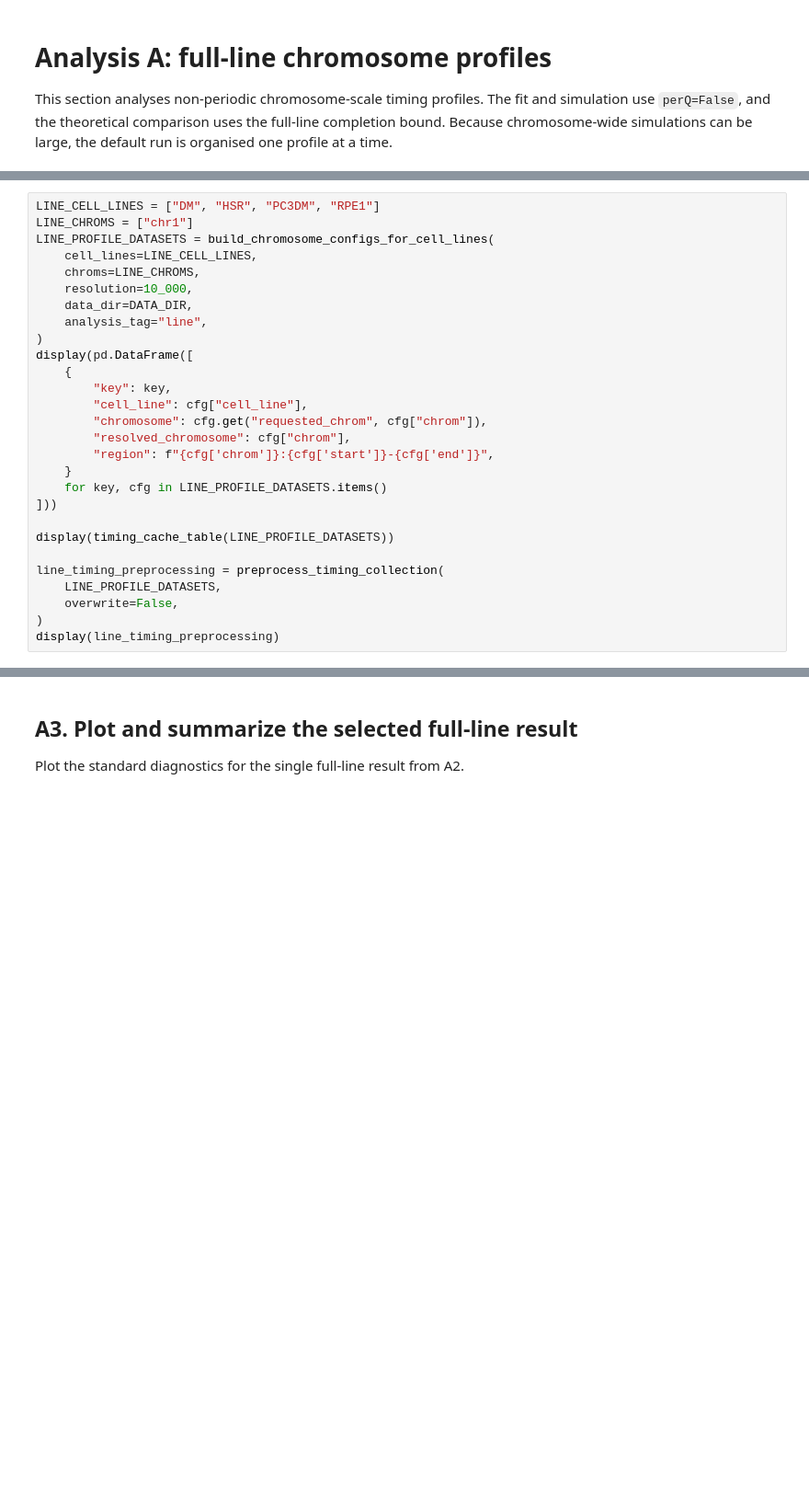
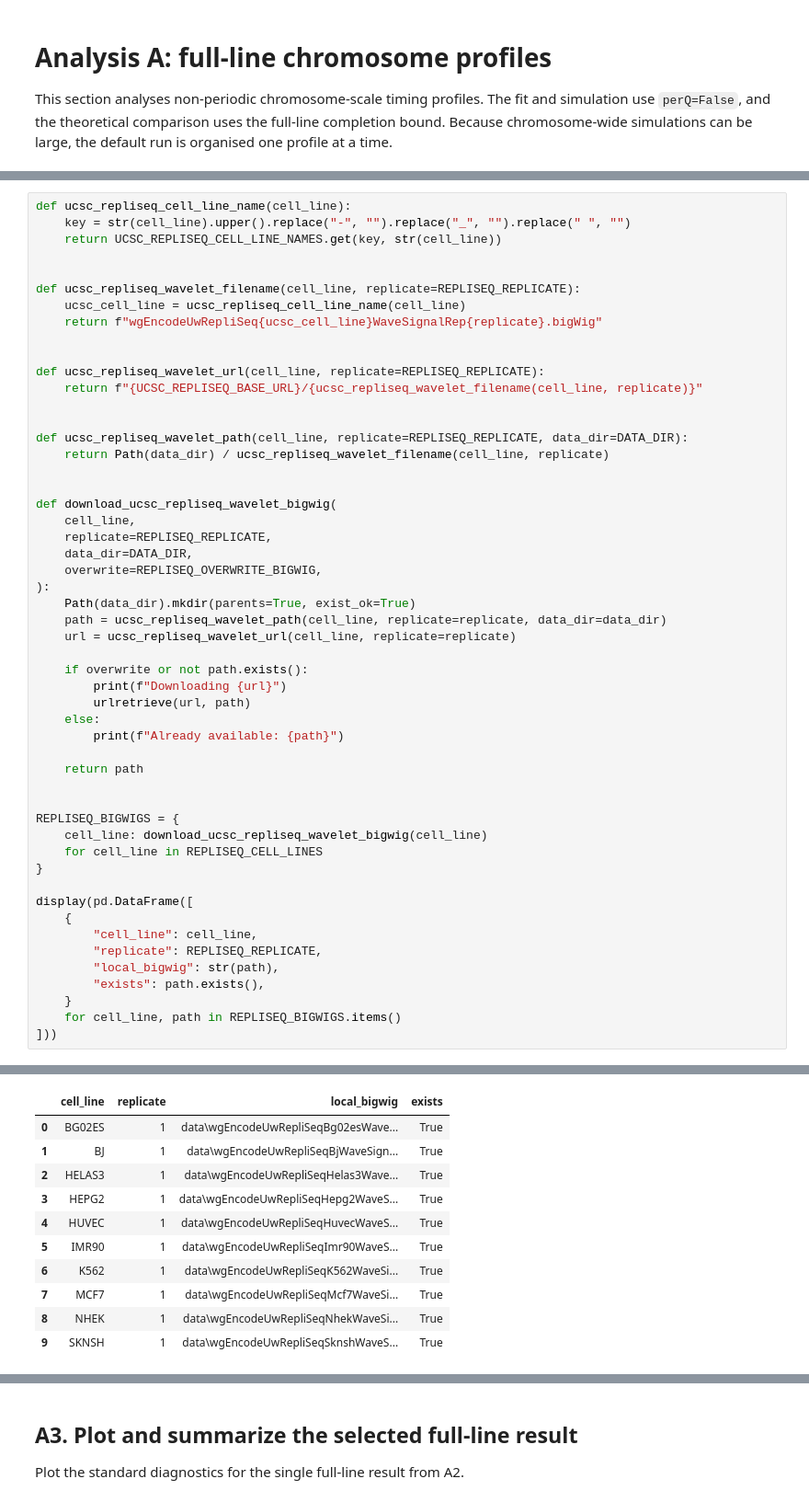
Before and after one commit to fberkemeier/dna-replication-completion, a Jupyter notebook: replication_timing_bounds.ipynb, the cells around one changed output, grey strips where cells are left out. Shown at 92% size. Saved outputs shown, nothing was run; the diff lists cells and outputs as text; blank space fills up the shorter version.

```diff
--- a/replication_timing_bounds.ipynb
+++ b/replication_timing_bounds.ipynb
@@ -46,28 +56,53 @@ Choose the cell lines and chromosomes to include in the full-line analysis, then
 # %%
-LINE_CELL_LINES = ["DM", "HSR", "PC3DM", "RPE1"]
-LINE_CHROMS = ["chr1"]
-LINE_PROFILE_DATASETS = build_chromosome_configs_for_cell_lines(
-    cell_lines=LINE_CELL_LINES,
-    chroms=LINE_CHROMS,
-    resolution=10_000,
+def ucsc_repliseq_cell_line_name(cell_line):
+    key = str(cell_line).upper().replace("-", "").replace("_", "").replace(" ", "")
+    return UCSC_REPLISEQ_CELL_LINE_NAMES.get(key, str(cell_line))
+
+
+def ucsc_repliseq_wavelet_filename(cell_line, replicate=REPLISEQ_REPLICATE):
+    ucsc_cell_line = ucsc_repliseq_cell_line_name(cell_line)
+    return f"wgEncodeUwRepliSeq{ucsc_cell_line}WaveSignalRep{replicate}.bigWig"
+
+
+def ucsc_repliseq_wavelet_url(cell_line, replicate=REPLISEQ_REPLICATE):
+    return f"{UCSC_REPLISEQ_BASE_URL}/{ucsc_repliseq_wavelet_filename(cell_line, replicate)}"
+
+
+def ucsc_repliseq_wavelet_path(cell_line, replicate=REPLISEQ_REPLICATE, data_dir=DATA_DIR):
+    return Path(data_dir) / ucsc_repliseq_wavelet_filename(cell_line, replicate)
+
+
+def download_ucsc_repliseq_wavelet_bigwig(
+    cell_line,
+    replicate=REPLISEQ_REPLICATE,
     data_dir=DATA_DIR,
-    analysis_tag="line",
-)
+    overwrite=REPLISEQ_OVERWRITE_BIGWIG,
+):
+    Path(data_dir).mkdir(parents=True, exist_ok=True)
+    path = ucsc_repliseq_wavelet_path(cell_line, replicate=replicate, data_dir=data_dir)
+    url = ucsc_repliseq_wavelet_url(cell_line, replicate=replicate)
+
+    if overwrite or not path.exists():
+        print(f"Downloading {url}")
+        urlretrieve(url, path)
+    else:
+        print(f"Already available: {path}")
+
+    return path
+
+
+REPLISEQ_BIGWIGS = {
+    cell_line: download_ucsc_repliseq_wavelet_bigwig(cell_line)
+    for cell_line in REPLISEQ_CELL_LINES
+}
+
 display(pd.DataFrame([
     {
-        "key": key,
-        "cell_line": cfg["cell_line"],
-        "chromosome": cfg.get("requested_chrom", cfg["chrom"]),
-        "resolved_chromosome": cfg["chrom"],
-        "region": f"{cfg['chrom']}:{cfg['start']}-{cfg['end']}",
+        "cell_line": cell_line,
+        "replicate": REPLISEQ_REPLICATE,
+        "local_bigwig": str(path),
+        "exists": path.exists(),
     }
-    for key, cfg in LINE_PROFILE_DATASETS.items()
+    for cell_line, path in REPLISEQ_BIGWIGS.items()
 ]))
-
-display(timing_cache_table(LINE_PROFILE_DATASETS))
-
-line_timing_preprocessing = preprocess_timing_collection(
-    LINE_PROFILE_DATASETS,
-    overwrite=False,
-)
-display(line_timing_preprocessing)
+# %% [output]
@@ -73,0 +119,11 @@ display(line_timing_preprocessing)
+|  | cell_line | replicate | local_bigwig | exists |
+| 0 | BG02ES | 1 | data\wgEncodeUwRepliSeqBg02esWave... | True |
+| 1 | BJ | 1 | data\wgEncodeUwRepliSeqBjWaveSign... | True |
+| 2 | HELAS3 | 1 | data\wgEncodeUwRepliSeqHelas3Wave... | True |
+| 3 | HEPG2 | 1 | data\wgEncodeUwRepliSeqHepg2WaveS... | True |
+| 4 | HUVEC | 1 | data\wgEncodeUwRepliSeqHuvecWaveS... | True |
+| 5 | IMR90 | 1 | data\wgEncodeUwRepliSeqImr90WaveS... | True |
+| 6 | K562 | 1 | data\wgEncodeUwRepliSeqK562WaveSi... | True |
+| 7 | MCF7 | 1 | data\wgEncodeUwRepliSeqMcf7WaveSi... | True |
+| 8 | NHEK | 1 | data\wgEncodeUwRepliSeqNhekWaveSi... | True |
+| 9 | SKNSH | 1 | data\wgEncodeUwRepliSeqSknshWaveS... | True |
```
Also changed, not shown: parts of 22 cells of this notebook, 18 other files.
